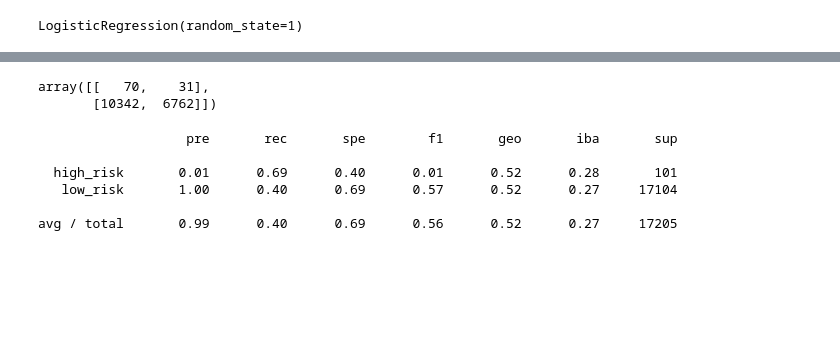
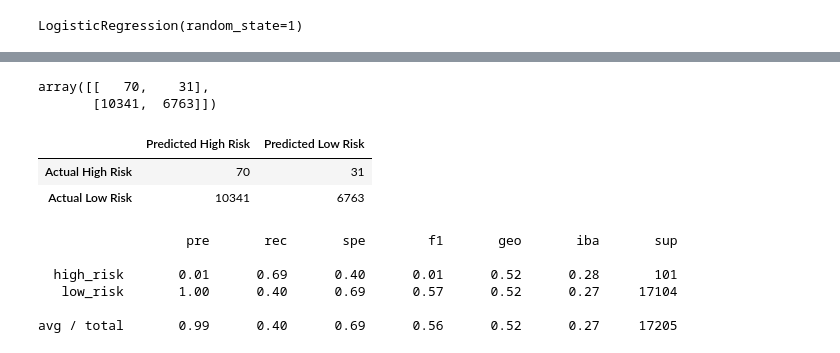
Before and after one commit to sarah17moore/credit_risk_analysis, a Jupyter notebook: credit_risk_resampling.ipynb, the cells around one changed output, grey strips where cells are left out. Cells and saved outputs as stored; diff of their text form; code cells hidden in the pictures; blank space fills up the shorter version.

```diff
--- a/credit_risk_resampling.ipynb
+++ b/credit_risk_resampling.ipynb
@@ -227,6 +254,6 @@ Counter({'high_risk': 246, 'low_risk': 246})
 # %%
 # Train the Logistic Regression model using the resampled data
-model = LogisticRegression(random_state=1)
+model = LogisticRegression(solver='lbfgs',random_state=1)
 model.fit(X_resampled, y_resampled)
 # %% [output]
 LogisticRegression(random_state=1)
@@ -239,9 +266,21 @@ balanced_accuracy_score(y_test, y_pred)
 # %%
 # Display the confusion matrix
-confusion_matrix(y_test, y_pred)
+cm = confusion_matrix(y_test, y_pred)
+cm
 # %% [output]
 array([[   70,    31],
-       [10342,  6762]])
+       [10341,  6763]])
+# %%
+# Create a DataFrame from the confusion matrix.
+cm_df = pd.DataFrame(cm,
+                     index=["Actual High Risk", "Actual Low Risk"],
+                     columns=["Predicted High Risk", "Predicted Low Risk"])
+
+cm_df
+# %% [output]
+|  | Predicted High Risk | Predicted Low Risk |
+| Actual High Risk | 70 | 31 |
+| Actual Low Risk | 10341 | 6763 |
 # %%
 # Print the imbalanced classification report
 print(classification_report_imbalanced(y_test, y_pred))
```
Also changed, not shown: parts of 16 cells of this notebook.
